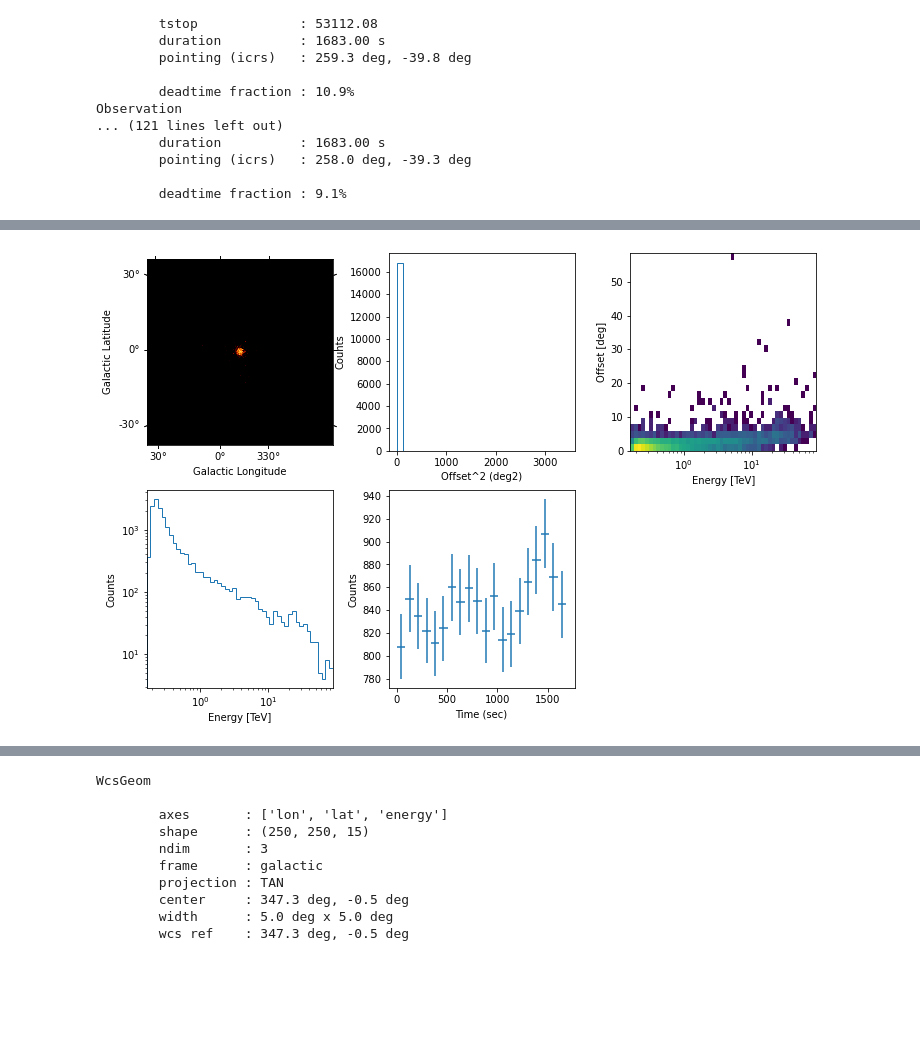
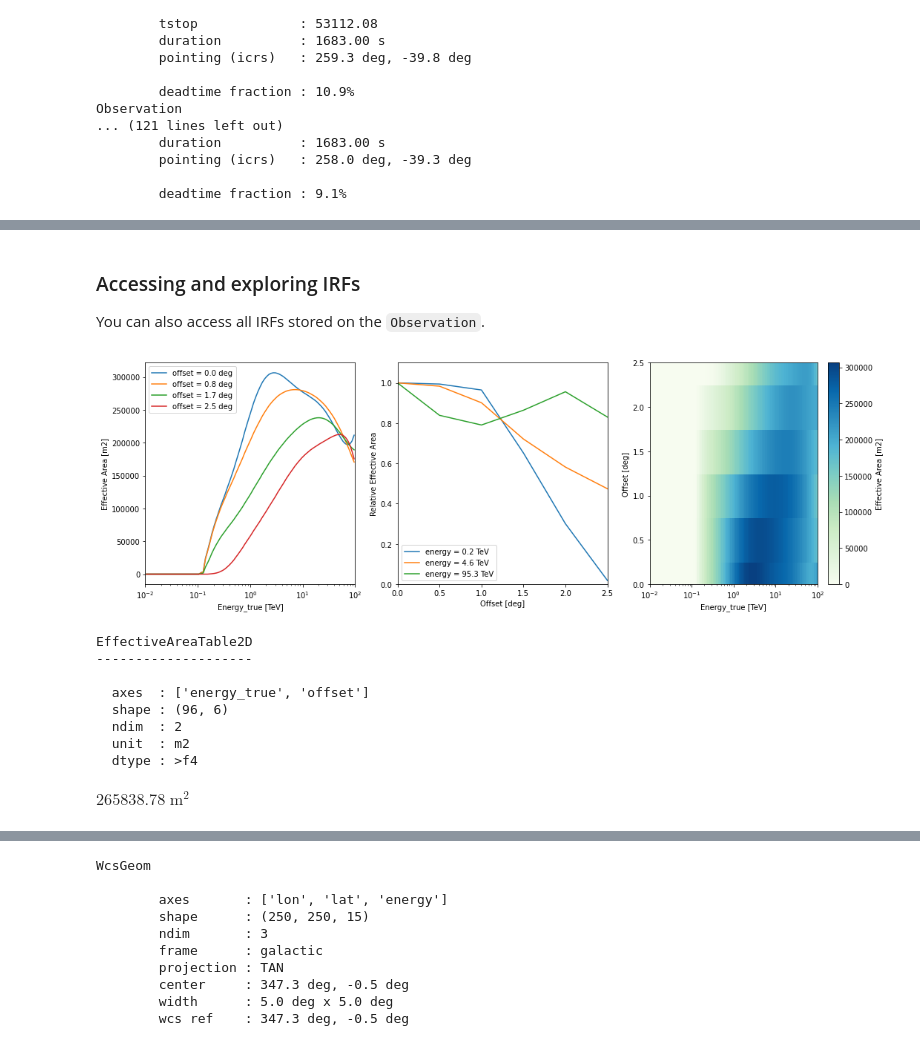
Before and after one commit to registerrier/gammapy_hands_on_ISAPP_2022, a Jupyter notebook: data_reduction_rxj1713.ipynb, the cells around one changed output, grey strips where cells are left out. Saved outputs shown, nothing was run; the diff lists cells and outputs as text; code cells hidden in the pictures; blank space fills up the shorter version.

```diff
--- a/data_reduction_rxj1713.ipynb
+++ b/data_reduction_rxj1713.ipynb
@@ -137,4 +194,22 @@ obs = observations[0]
+# %% [markdown]
+### Accessing and exploring IRFs
+You can also access all IRFs stored on the `Observation`.
 # %%
-obs.events.peek()
+obs.aeff.peek()
 # %% [output]
-[figure, old version]
+[figure, new version]
+# %%
+print(obs.aeff)
+# %% [output]
+EffectiveAreaTable2D
+--------------------
+
+  axes  : ['energy_true', 'offset']
+  shape : (96, 6)
+  ndim  : 2
+  unit  : m2
+  dtype : >f4
+# %%
+obs.aeff.evaluate(energy_true=20*u.TeV, offset=0.8*u.deg)
+# %% [output]
+$265838.78 \; \mathrm{m^{2}}$
```
Also changed, not shown: parts of 27 cells of this notebook.
